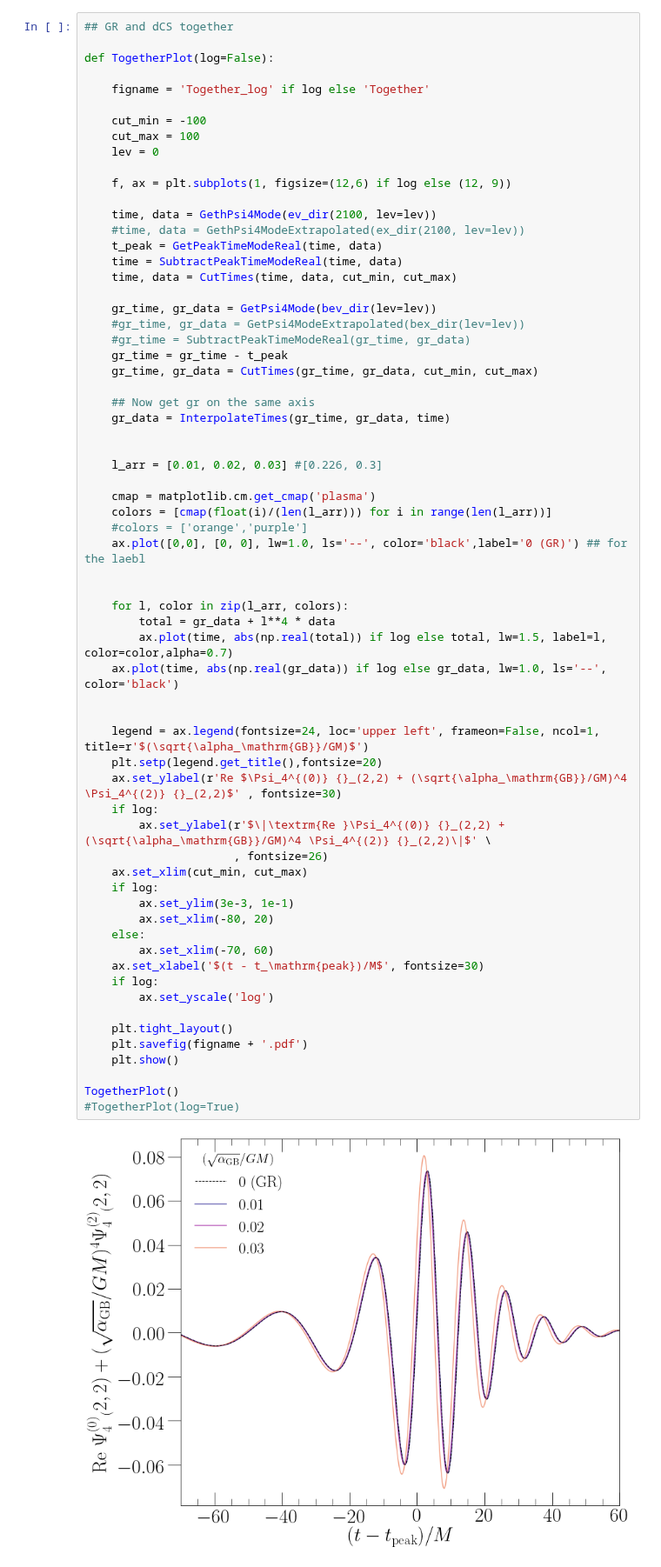
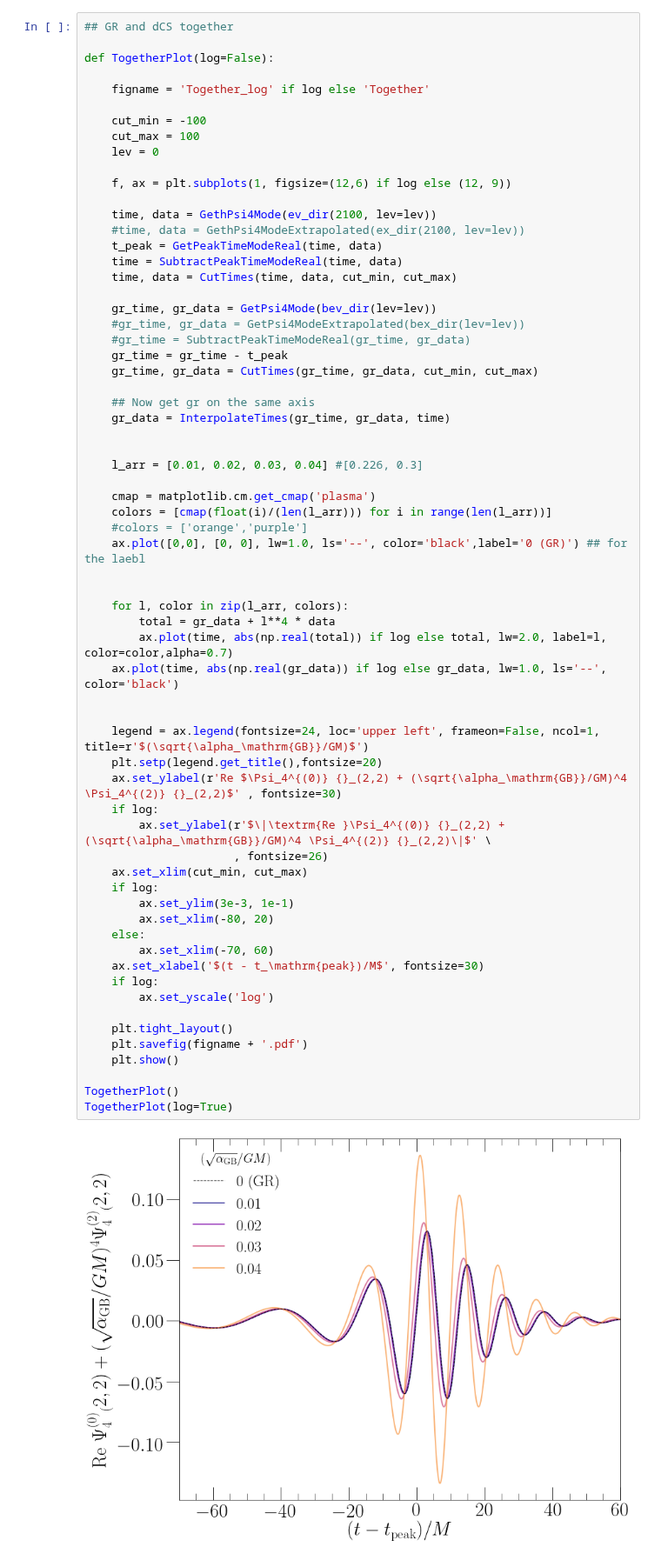
Before and after one commit to mariaokounkova/EDGB, a Jupyter notebook: GW150914/EDGB_GW.ipynb, the cells around one changed output. Shown at 87% size. Drawn from its saved outputs; the diff is of its cells as text.

```diff
--- a/GW150914/EDGB_GW.ipynb
+++ b/GW150914/EDGB_GW.ipynb
@@ -461,7 +608,7 @@ def TogetherPlot(log=False):
     gr_data = InterpolateTimes(gr_time, gr_data, time)
 
 
-    l_arr = [0.01, 0.02, 0.03] #[0.226, 0.3]
+    l_arr = [0.01, 0.02, 0.03, 0.04] #[0.226, 0.3]
 
     cmap = matplotlib.cm.get_cmap('plasma')
     colors = [cmap(float(i)/(len(l_arr))) for i in range(len(l_arr))]
@@ -469,33 +616,33 @@ def TogetherPlot(log=False):
     ax.plot([0,0], [0, 0], lw=1.0, ls='--', color='black',label='0 (GR)') ## for the laebl
 
 
     for l, color in zip(l_arr, colors):
         total = gr_data + l**4 * data
-        ax.plot(time, abs(np.real(total)) if log else total, lw=1.5, label=l, color=color,alpha=0.7)
+        ax.plot(time, abs(np.real(total)) if log else total, lw=2.0, label=l, color=color,alpha=0.7)
     ax.plot(time, abs(np.real(gr_data)) if log else gr_data, lw=1.0, ls='--', color='black')
 
 
     legend = ax.legend(fontsize=24, loc='upper left', frameon=False, ncol=1, title=r'$(\sqrt{\alpha_\mathrm{GB}}/GM)$')
     plt.setp(legend.get_title(),fontsize=20)
     ax.set_ylabel(r'Re $\Psi_4^{(0)} {}_(2,2) + (\sqrt{\alpha_\mathrm{GB}}/GM)^4 \Psi_4^{(2)} {}_(2,2)$' , fontsize=30)
     if log:
         ax.set_ylabel(r'$\|\textrm{Re }\Psi_4^{(0)} {}_(2,2) + (\sqrt{\alpha_\mathrm{GB}}/GM)^4 \Psi_4^{(2)} {}_(2,2)\|$' \
                       , fontsize=26)
     ax.set_xlim(cut_min, cut_max)
     if log:
         ax.set_ylim(3e-3, 1e-1)
         ax.set_xlim(-80, 20)
     else:
         ax.set_xlim(-70, 60)
     ax.set_xlabel('$(t - t_\mathrm{peak})/M$', fontsize=30)
     if log:
         ax.set_yscale('log')
 
     plt.tight_layout()
     plt.savefig(figname + '.pdf')
     plt.show()
 
 TogetherPlot()
-#TogetherPlot(log=True)
+TogetherPlot(log=True)
 # %% [output]
-[figure, old version]
+[figure, new version]
```
Also changed, not shown: parts of 7 cells of this notebook.
